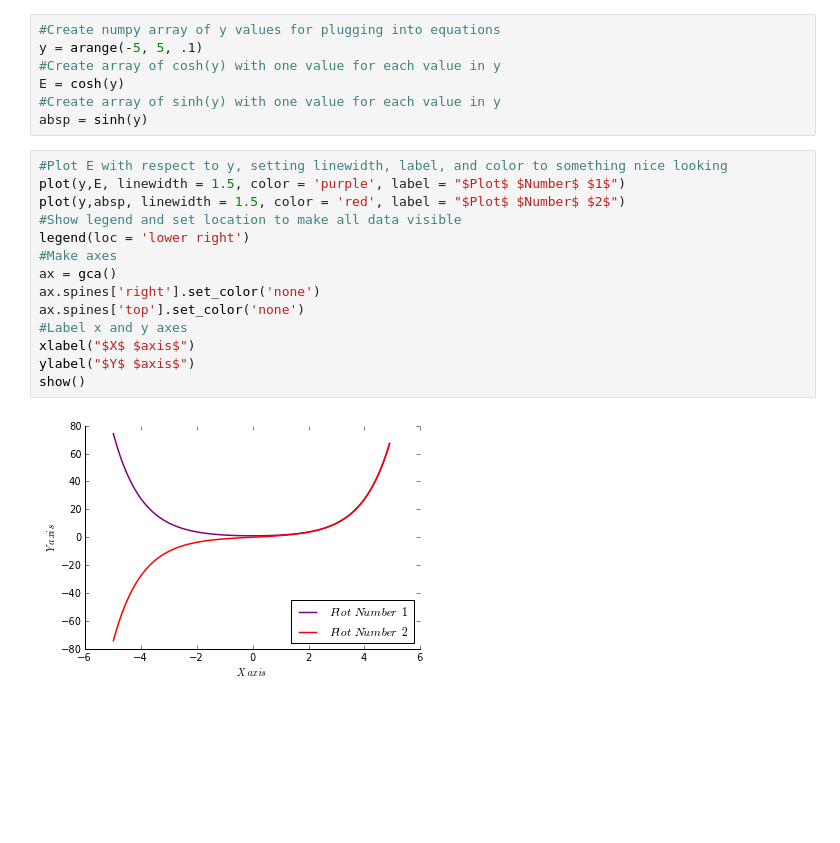
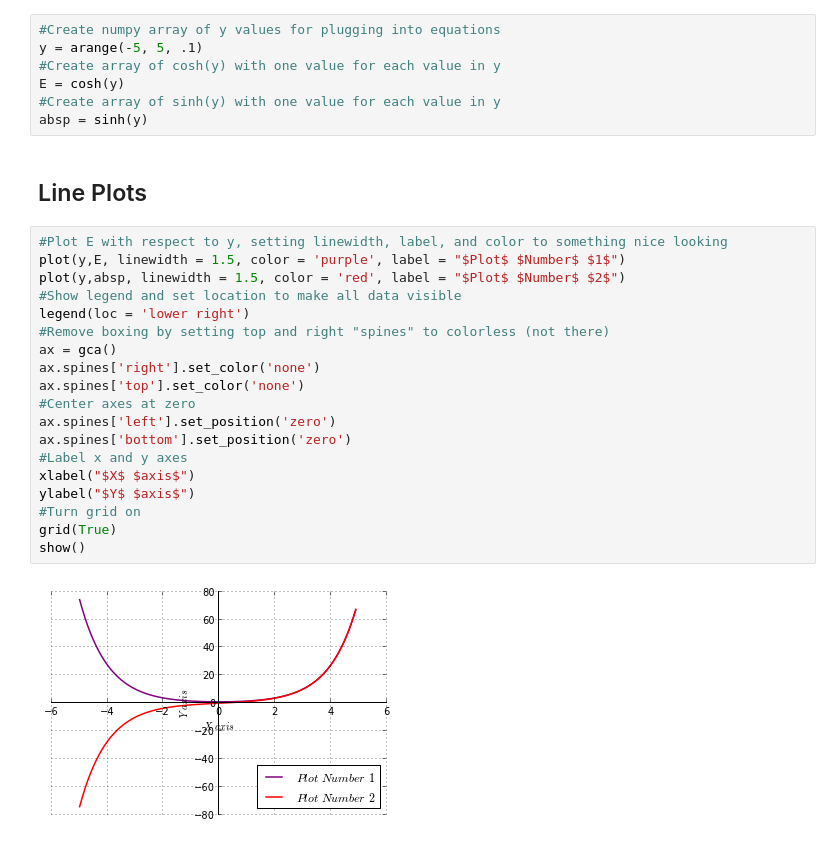
Before and after one commit to jeziegle/PHYS202-S13, a Jupyter notebook: Week3/PlotTemplates.ipynb, the cells around one changed output. Drawn from its saved outputs; the diff is of its cells as text; blank space fills up the shorter version.

Commit message:
new graphics exercises

```diff
--- a/Week3/PlotTemplates.ipynb
+++ b/Week3/PlotTemplates.ipynb
@@ -9,19 +9,27 @@ y = arange(-5, 5, .1)
 E = cosh(y)
 #Create array of sinh(y) with one value for each value in y
 absp = sinh(y)
+# %% [markdown]
+Line Plots
+-
 # %%
 #Plot E with respect to y, setting linewidth, label, and color to something nice looking
 plot(y,E, linewidth = 1.5, color = 'purple', label = "$Plot$ $Number$ $1$")
 plot(y,absp, linewidth = 1.5, color = 'red', label = "$Plot$ $Number$ $2$")
 #Show legend and set location to make all data visible
 legend(loc = 'lower right')
-#Make axes
+#Remove boxing by setting top and right "spines" to colorless (not there)
 ax = gca()
 ax.spines['right'].set_color('none')
 ax.spines['top'].set_color('none')
+#Center axes at zero
+ax.spines['left'].set_position('zero')
+ax.spines['bottom'].set_position('zero')
 #Label x and y axes
 xlabel("$X$ $axis$")
 ylabel("$Y$ $axis$")
+#Turn grid on
+grid(True)
 show()
 # %% [output]
-[figure, old version]
+[figure, new version]
```
Also changed, not shown: parts of 4 cells of this notebook.
